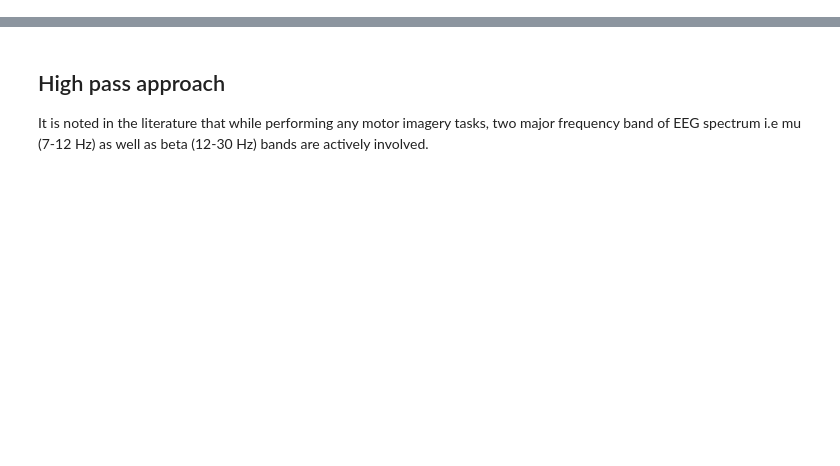
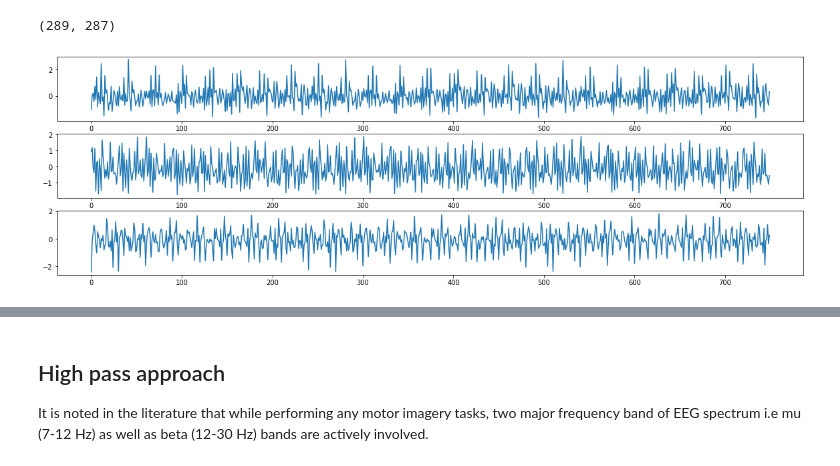
Before and after one commit to xuanyuw/LSTM_EEG_Classification, a Jupyter notebook: LSTM_EEG_Classification.ipynb, the cells around one changed output, grey strips where cells are left out. Cells and saved outputs as stored; diff of their text form; code cells hidden in the pictures; blank space fills up the shorter version.

```diff
--- a/LSTM_EEG_Classification.ipynb
+++ b/LSTM_EEG_Classification.ipynb
@@ -0,0 +246,4 @@
+# %%
+optim = Nadam(lr=0.001)
+model.compile(loss = 'sparse_categorical_crossentropy', optimizer=optim, metrics=['accuracy'])
+model.fit(train_x, train_y, epochs=20, batch_size=100)
@@ -0,0 +294,6 @@
+# %%
+train_data_filt, train_label_filt = populate_filt_data(train_files, event_start, event_end, bsl_start, bsl_end)
+data_filt, label_filt = reshape_data(train_data_filt, train_label_filt)
+train_x_filt, test_x_filt, train_y_filt, test_y_filt = train_test_split(data_filt, label_filt, test_size=0.2, random_state=42)
+# %%
+model.fit(train_x_filt, train_y_filt, epochs=20, batch_size=100)
@@ -0,0 +319,17 @@
+# %%
+cond1_ind_filt = np.where(train_y_filt==[0])[0]
+cond2_ind_filt = np.where(train_y_filt==[1])[0]
+cond1_avg_filt = np.mean(train_x_filt[cond1_ind_filt, :,:], axis=0)
+cond2_avg_filt = np.mean(train_x_filt[cond2_ind_filt, :,:], axis=0)
+# %%
+len(cond1_ind_filt), len(cond2_ind_filt)
+# %% [output]
+(289, 287)
+# %%
+# why blank spot? Use csp?
+plt.figure(figsize=(20,6))
+for i in range(3):
+    plt.subplot(3, 1, i+1)
+    plt.plot(cond1_avg_filt[:,i])
+# %% [output]
+[figure, added]
```
Also changed, not shown: parts of 60 cells of this notebook.
